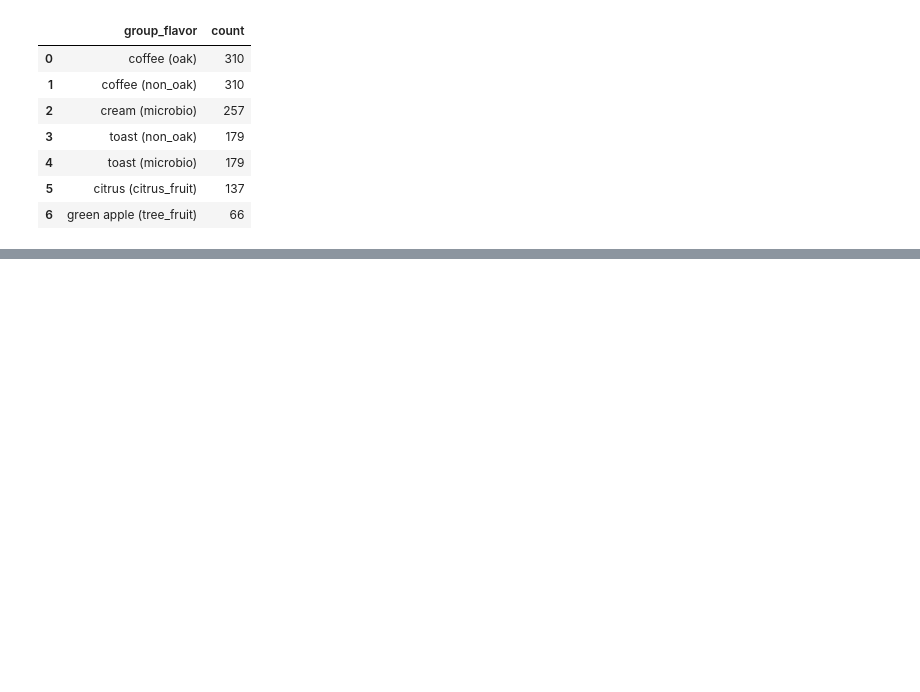
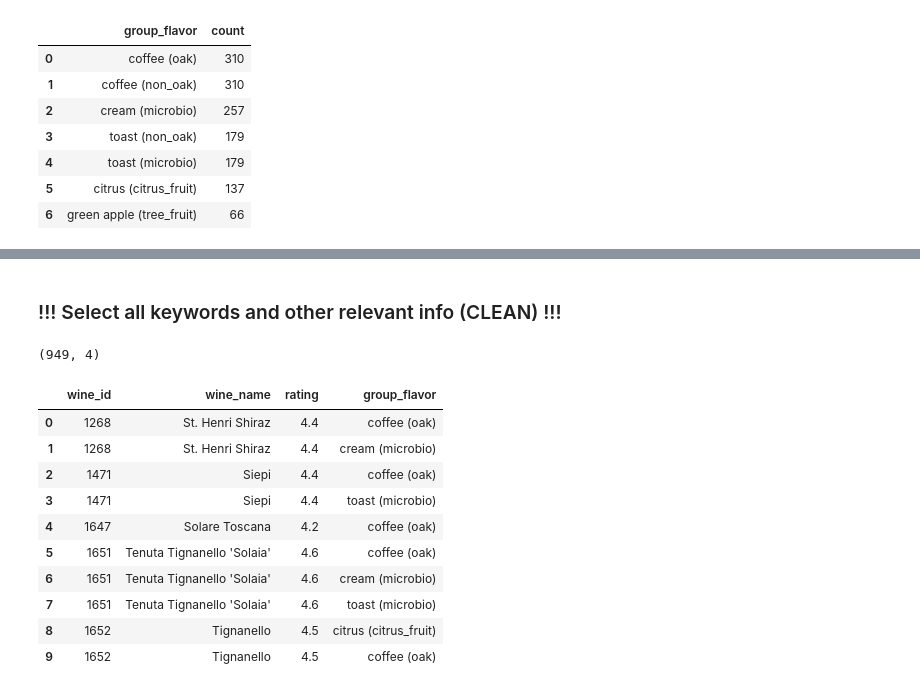
Before and after one commit to Finol12/Wiwinio-Project, a Jupyter notebook: notebooks/question_3.ipynb, the cells around one changed output, grey strips where cells are left out. Saved outputs shown, nothing was run; the diff lists cells and outputs as text; code cells hidden in the pictures; blank space fills up the shorter version.

```diff
--- a/notebooks/question_3.ipynb
+++ b/notebooks/question_3.ipynb
@@ -83,0 +213,34 @@ display(df_5_tastes.head(10))
+# %% [markdown]
+### !!! Select all keywords and other relevant info (CLEAN) !!!
+# %%
+query_5_tastes_clean = """
+    SELECT wines.id AS wine_id,
+           wines.name AS wine_name,
+           wines.ratings_average AS rating,
+           keywords.name || ' (' || keywords_wine.group_name || ')' AS group_flavor
+    FROM keywords_wine
+        JOIN keywords on keywords_wine.keyword_id = keywords.id
+        JOIN flavor_groups on keywords_wine.group_name = flavor_groups.name
+        JOIN wines on keywords_wine.wine_id = wines.id
+    WHERE keywords.name IN ("coffee", "toast", "green apple", "cream", "citrus") AND
+          keywords_wine.group_name <> "non_oak" AND
+          keywords_wine.count > 10
+    ORDER BY wine_id ASC, group_flavor ASC
+    ;
+"""
+df_5_tastes_clean = pd.read_sql_query(query_5_tastes_clean, connection)
+print(df_5_tastes_clean.shape)
+display(df_5_tastes_clean.head(10))
+# %% [output]
+(949, 4)
+|  | wine_id | wine_name | rating | group_flavor |
+| 0 | 1268 | St. Henri Shiraz | 4.4 | coffee (oak) |
+| 1 | 1268 | St. Henri Shiraz | 4.4 | cream (microbio) |
+| 2 | 1471 | Siepi | 4.4 | coffee (oak) |
+| 3 | 1471 | Siepi | 4.4 | toast (microbio) |
+| 4 | 1647 | Solare Toscana | 4.2 | coffee (oak) |
+| 5 | 1651 | Tenuta Tignanello 'Solaia' | 4.6 | coffee (oak) |
+| 6 | 1651 | Tenuta Tignanello 'Solaia' | 4.6 | cream (microbio) |
+| 7 | 1651 | Tenuta Tignanello 'Solaia' | 4.6 | toast (microbio) |
+| 8 | 1652 | Tignanello | 4.5 | citrus (citrus_fruit) |
+| 9 | 1652 | Tignanello | 4.5 | coffee (oak) |
```
Also changed, not shown: parts of 15 cells of this notebook.
